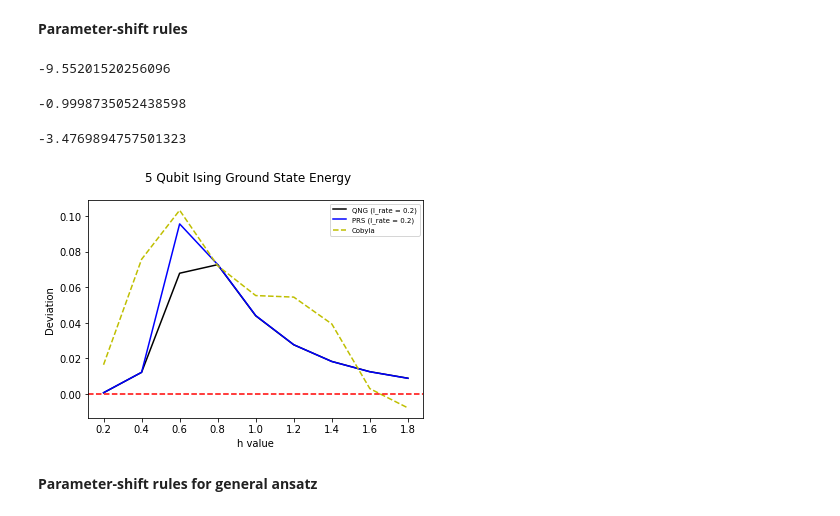
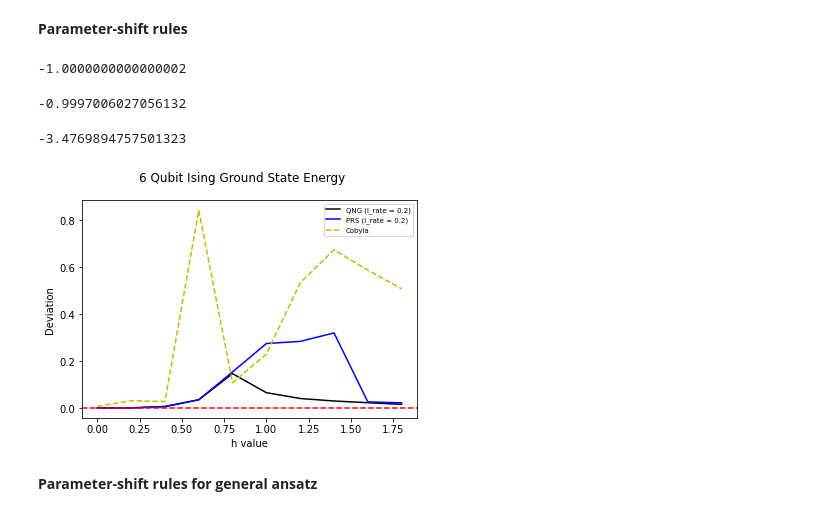
Before and after one commit to leductruyen/Quantum-Computing-Intern-Variatioal-Quantum-Algorithm-, a Jupyter notebook: VQE-Ising-Current_Work (draft).ipynb, the cells around one changed output. Drawn from its saved outputs; the diff is of its cells as text; code cells hidden in the pictures.

```diff
--- a/VQE-Ising-Current_Work.ipynb
+++ b/VQE-Ising-Current_Work (draft).ipynb
@@ -662,7 +668,7 @@ f.close()
 # %% [markdown]
 **Running the comparison**
 # %%
-q = 5
+q = 6
 
 cvalue = []
 hvalue = []
@@ -897,8 +935,8 @@ plt.show()
 # %%
-q = 5
-# h = 1
+q = 2
+h = 0
 l_rate = 0.2
-numberofiteration = 200
+numberofiteration = 50
 # parameter = ParameterVector('θ', 2**(q+1)-2)
 # real = PrepareState_Gen(parameter,q)
 real = RealAmplitudes(q, entanglement='linear', reps=1, insert_barriers=True)
@@ -909,7 +947,7 @@ for y in range(10):
     h = 2*y/10
     itera1.append(h)
     # parameters = [np.random.uniform(0,2*np.pi) for i in range(real.num_parameters)]
-    parameters = [pi/2 for i in range(real.num_parameters)]
+    parameters = [0.5 for i in range(real.num_parameters)]
     for j in range(numberofiteration):
         # itera1.append(j)
         Dvqe = [0.5 for i in range(len(parameters))]
@@ -919,24 +957,25 @@ for y in range(10):
         for i in range(len(parameters)):
             PSR_parameter = [0 for i in range(len(parameters))]
             PSR_parameter[i] = np.pi/2
-            Dvqe[i] = (1/2*(vqe_exact1([fix_parameters[i] + PSR_parameter[i] for i in range(len(fix_parameters))],q,h)-vqe_exact1([fix_parameters[i] - PSR_parameter[i] for i in range(len(fix_parameters))],q,h)))
+            Dvqe[i] = (1/2*(vqe_exact(real,[fix_parameters[i] + PSR_parameter[i] for i in range(len(fix_parameters))],q,h)-vqe_exact(real,[fix_parameters[i] - PSR_parameter[i] for i in range(len(fix_parameters))],q,h)))
             parameters[i]-=l_rate*Dvqe[i]
-    value1.append(vqe_exact1(parameters,q,h))
-print(vqe_exact1(parameters,q,h))
+    value1.append(vqe_exact(real,parameters,q,h))
+    print(vqe_exact(real,parameters,q,h))
+# print(PSR_simbackend(q,h,[real,'real'],parameters, l_rate=0.2, ite = 50)[0])
 # %% [output]
--9.55201520256096
+-1.0000000000000002
 # %%
-q = 3
-h = 1
+q = 2
+h = 0
 tol = 1e-3
-l_rate = 0.3
-numberofiteration = 50
+l_rate = 0.2
+numberofiteration = 100
 parameter = ParameterVector('θ', 2**(q+1)-2)
 real = PrepareState_Gen(parameter,q)
 
 itera1 = []
 value1 = []
-parameters =  [0 for i in range(real.num_parameters)]
+parameters =  [0.5 for i in range(real.num_parameters)]
 for j in range(numberofiteration):
     itera1.append(j)
     Dvqe = [0 for i in range(len(parameters))]
@@ -947,16 +986,17 @@ for j in range(numberofiteration):
         PSR_parameter = [0 for i in range(len(parameters))]
         PSR_parameter[i] = np.pi/2
         if i % 2 == 0:
-            Dvqe[i] = (1/2*(vqe_backend([fix_parameters[i] + PSR_parameter[i] for i in range(len(fix_parameters))],q,h)-vqe_backend([fix_parameters[i] - PSR_parameter[i] for i in range(len(fix_parameters))],q,h)))
+            Dvqe[i] = (1/2*(vqe_exact(real,[fix_parameters[i] + PSR_parameter[i] for i in range(len(fix_parameters))],q,h)-vqe_exact(real,[fix_parameters[i] - PSR_parameter[i] for i in range(len(fix_parameters))],q,h)))
         else:
-            Dvqe[i] = (1/sqrt(2)*(vqe_backend([fix_parameters[i] + PSR_parameter[i] for i in range(len(fix_parameters))],q,h)-vqe_backend([fix_parameters[i] - PSR_parameter[i] for i in range(len(fix_parameters))],q,h)))
+            Dvqe[i] = (1/sqrt(2)*(vqe_exact(real,[fix_parameters[i] + PSR_parameter[i] for i in range(len(fix_parameters))],q,h)-vqe_exact(real,[fix_parameters[i] - PSR_parameter[i] for i in range(len(fix_parameters))],q,h)))
         parameters[i]-=l_rate*Dvqe[i]
-    value1.append(vqe_backend(parameters,q,h))
-print(vqe_exact(parameters,q,h))
+    value1.append(vqe_exact(real,parameters,q,h))
+print(vqe_exact(real,parameters,q,h))
+# print(PSR_exact(q,h,[real,'gen'],parameters, l_rate=0.2, ite = 100)[0])
 # %% [output]
--0.9998735052438598
+-0.9997006027056132
 # %%
-q = 5
+q = 6
 # h = 1
 tol = 1e-3
 optimizer = COBYLA(maxiter=1000)
@@ -977,7 +1017,7 @@ for i in range(10):
     h = 2*i/10
     op = Ising_Hamilton(q,h)
     counts.append(h)
-    parameters = [pi/2 for i in range(real.num_parameters)]
+    parameters = [0.5 for i in range(real.num_parameters)]
     vqer = VQE(real,optimizer=optimizer,quantum_instance=quantum_instance,initial_point=parameters,callback=None)
     result = vqer.compute_minimum_eigenvalue(op)
     values.append(result.optimal_value)
@@ -1016,42 +1056,42 @@ print(vqe_exact1(parameters,q,h))
 -3.4769894757501323
 # %%
 for i in range(10):
-    value0[i] -= cvalue[i]
-    value1[i] -= cvalue[i]
-    values[i] -= cvalue[i]
+    value0[i] -= np.real(cvalue[i])
+    value1[i] -= np.real(cvalue[i])
+    values[i] -= np.real(cvalue[i])
 # %%
-a = 1
+a = 0
 b = 10
 # plt.plot(itera0, value0, 'r-',label='l_rate = 0.3')
 # plt.axhline(y=-1, color='r', linestyle='--')
 # plt.plot(itera0[a:b], value0[a:b], 'c-*',label='PRS (l_rate = 0.2)')
 
 # plt.figure()
 # plt.subplot(211)
 # plt.plot(itera02[a:b], value02[a:b], 'g-',label='QNG (l_rate = 0.7)')
 # plt.plot(itera01[a:b], value01[a:b], 'c-*',label='QNG (l_rate = 0.5)')
 # plt.plot(itera01[a:b], value01[a:b], 'c-',label='QNG (l_rate = 0.3)')
 plt.plot(itera0[a:b], value0[a:b], color='Black',linestyle='-',label='QNG (l_rate = 0.2)')
 plt.ylabel('Ground state energy')
 # plt.axhline(y=-4.145560913317092, color='r', linestyle='--')
 plt.legend(loc='best',fontsize='x-small')
 
 # plt.subplot(212)
 # plt.plot(itera3[a:b], value3[a:b], 'g-*',label='GD Newton (l_rate = 0.2)')
 # plt.plot(itera2[a:b], value2[a:b], 'r-',label='QNG (l_rate = 0.05)')
 plt.plot(itera1[a:b], value1[a:b], 'b-',label='PRS (l_rate = 0.2)')
 plt.plot(counts[a:b], values[a:b], 'y--',label='Cobyla')
 plt.axhline(y=0, color='r', linestyle='--')
 # plt.plot(hvalue,np.real(cvalue),'r--')
 
 # plt.axhline(y=-3.493959207434937, color='r', linestyle='--')
 plt.legend(loc='best',fontsize='x-small')
-plt.suptitle('5 Qubit Ising Ground State Energy ')
+plt.suptitle('6 Qubit Ising Ground State Energy ')
 plt.ylabel('Deviation')
 plt.xlabel('h value')
 plt.show()
 # %% [output]
-[figure, old version]
+[figure, new version]
 # %% [markdown]
 **Parameter-shift rules for general ansatz**
 # %%
```
Also changed, not shown: parts of 11 cells of this notebook, 6 other files.
